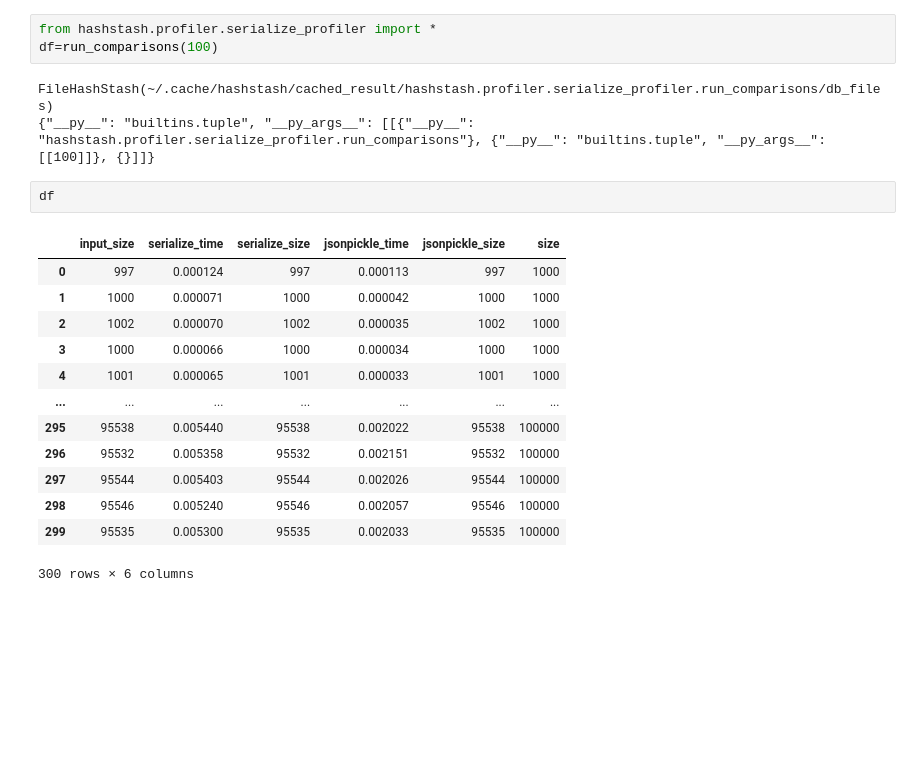
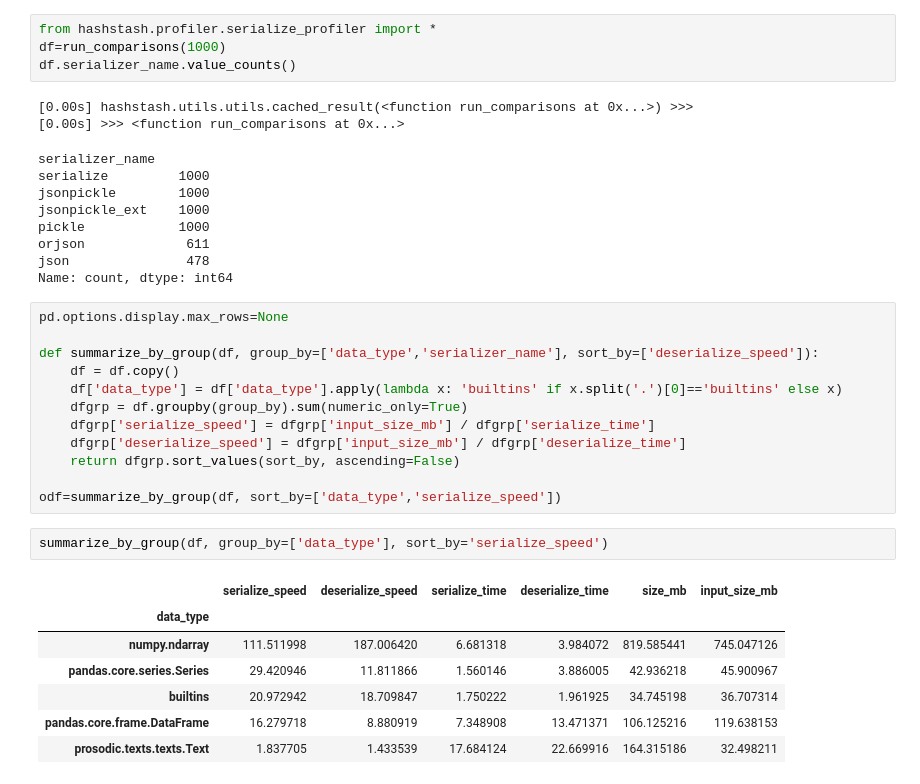
Before and after one commit to quadrismegistus/hashstash, a Jupyter notebook: notebooks/profile_serialize.ipynb, the cells around one changed output. Saved outputs shown, nothing was run; the diff lists cells and outputs as text; blank space fills up the shorter version.

```diff
--- a/notebooks/profile_serialize.ipynb
+++ b/notebooks/profile_serialize.ipynb
@@ -1,22 +1,37 @@
 # %%
 from hashstash.profiler.serialize_profiler import *
-df=run_comparisons(100)
+df=run_comparisons(1000)
+df.serializer_name.value_counts()
 # %% [output]
-FileHashStash(~/.cache/hashstash/cached_result/hashstash.profiler.serialize_profiler.run_comparisons/db_files)
-{"__py__": "builtins.tuple", "__py_args__": [[{"__py__": "hashstash.profiler.serialize_profiler.run_comparisons"}, {"__py__": "builtins.tuple", "__py_args__": [[100]]}, {}]]}
+[0.00s] hashstash.utils.utils.cached_result(<function run_comparisons at 0x...>) >>>
+[0.00s] >>> <function run_comparisons at 0x...>
+serializer_name
+serialize         1000
+jsonpickle        1000
+jsonpickle_ext    1000
+pickle            1000
+orjson             611
+json               478
+Name: count, dtype: int64
-# %%
-df
-# %% [output]
-|  | input_size | serialize_time | serialize_size | jsonpickle_time | jsonpickle_size | size |
-| 0 | 997 | 0.000124 | 997 | 0.000113 | 997 | 1000 |
-| 1 | 1000 | 0.000071 | 1000 | 0.000042 | 1000 | 1000 |
-| 2 | 1002 | 0.000070 | 1002 | 0.000035 | 1002 | 1000 |
-| 3 | 1000 | 0.000066 | 1000 | 0.000034 | 1000 | 1000 |
-| 4 | 1001 | 0.000065 | 1001 | 0.000033 | 1001 | 1000 |
-| ... | ... | ... | ... | ... | ... | ... |
-| 295 | 95538 | 0.005440 | 95538 | 0.002022 | 95538 | 100000 |
-| 296 | 95532 | 0.005358 | 95532 | 0.002151 | 95532 | 100000 |
-| 297 | 95544 | 0.005403 | 95544 | 0.002026 | 95544 | 100000 |
-| 298 | 95546 | 0.005240 | 95546 | 0.002057 | 95546 | 100000 |
-| 299 | 95535 | 0.005300 | 95535 | 0.002033 | 95535 | 100000 |
-300 rows × 6 columns
+# %%
+pd.options.display.max_rows=None
+
+def summarize_by_group(df, group_by=['data_type','serializer_name'], sort_by=['deserialize_speed']):
+    df = df.copy()
+    df['data_type'] = df['data_type'].apply(lambda x: 'builtins' if x.split('.')[0]=='builtins' else x)
+    dfgrp = df.groupby(group_by).sum(numeric_only=True)
+    dfgrp['serialize_speed'] = dfgrp['input_size_mb'] / dfgrp['serialize_time']
+    dfgrp['deserialize_speed'] = dfgrp['input_size_mb'] / dfgrp['deserialize_time']
+    return dfgrp.sort_values(sort_by, ascending=False)
+
+odf=summarize_by_group(df, sort_by=['data_type','serialize_speed'])
+# %%
+summarize_by_group(df, group_by=['data_type'], sort_by='serialize_speed')
+# %% [output]
+|  | serialize_speed | deserialize_speed | serialize_time | deserialize_time | size_mb | input_size_mb |
+| data_type |  |  |  |  |  |  |
+| numpy.ndarray | 111.511998 | 187.006420 | 6.681318 | 3.984072 | 819.585441 | 745.047126 |
+| pandas.core.series.Series | 29.420946 | 11.811866 | 1.560146 | 3.886005 | 42.936218 | 45.900967 |
+| builtins | 20.972942 | 18.709847 | 1.750222 | 1.961925 | 34.745198 | 36.707314 |
+| pandas.core.frame.DataFrame | 16.279718 | 8.880919 | 7.348908 | 13.471371 | 106.125216 | 119.638153 |
+| prosodic.texts.texts.Text | 1.837705 | 1.433539 | 17.684124 | 22.669916 | 164.315186 | 32.498211 |
```
Also changed, not shown: parts of 1 cell of this notebook, 37 other files.
